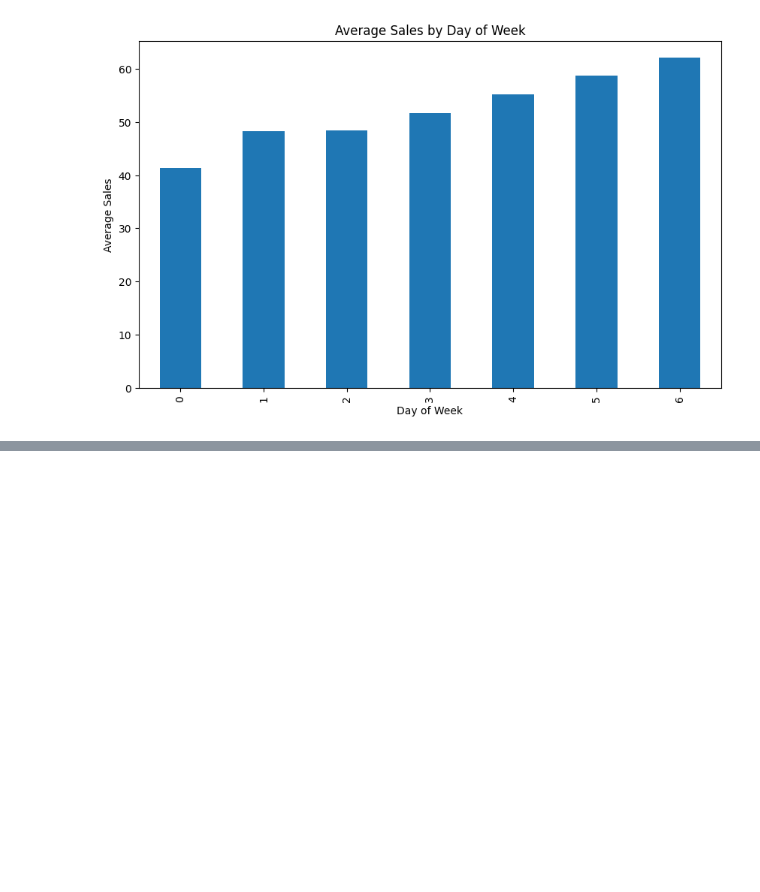
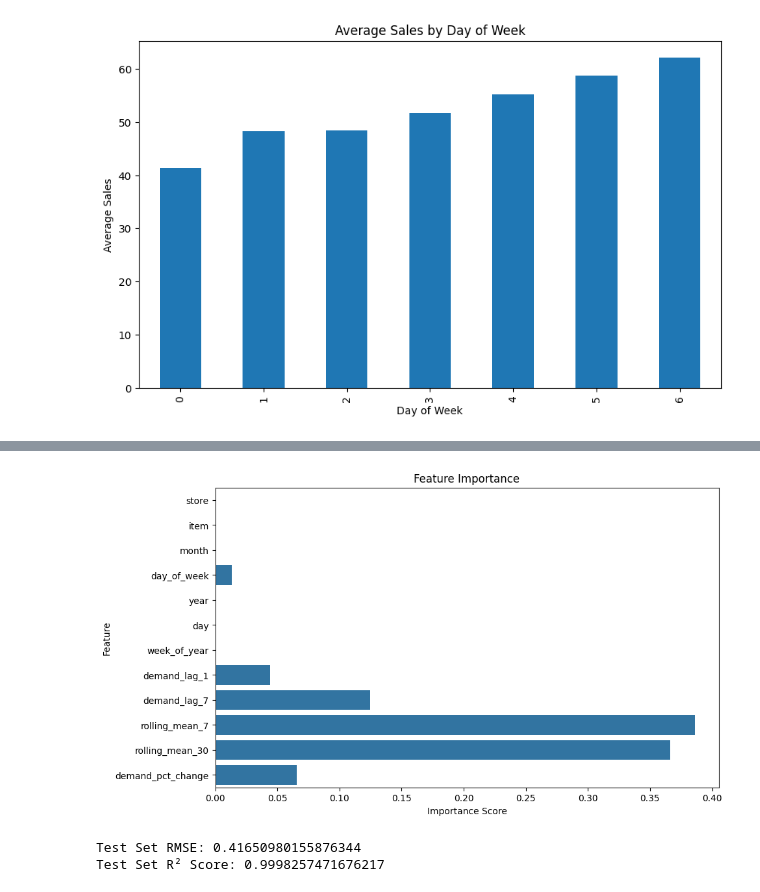
Before and after one commit to AlanDD13/inventory-demand-forecasting, a Jupyter notebook: notebooks/Forecasting.ipynb, the cells around one changed output, grey strips where cells are left out. Cells and saved outputs as stored; diff of their text form; code cells hidden in the pictures; blank space fills up the shorter version.

```diff
--- a/Forecasting.ipynb
+++ b/notebooks/Forecasting.ipynb
@@ -409,0 +405,24 @@ Mean Absolute Error of Random Forest Model: 0.02373992332968244
+# %%
+feature_importances = best_rf_model.feature_importances_
+feature_names = X_train.columns
+
+# Plotting feature importances
+plt.figure(figsize=(10, 6))
+sns.barplot(x=feature_importances, y=feature_names)
+plt.title("Feature Importance")
+plt.xlabel("Importance Score")
+plt.ylabel("Feature")
+plt.show()
+# %% [output]
+[figure, added]
+# %%
+# Calculate RMSE
+rmse = np.sqrt(mean_squared_error(y_test, y_pred))
+print("Test Set RMSE:", rmse)
+
+# Calculate R² score
+r2 = r2_score(y_test, y_pred)
+print("Test Set R² Score:", r2)
+# %% [output]
+Test Set RMSE: 0.41650980155876344
+Test Set R² Score: 0.9998257471676217
```
Also changed, not shown: parts of 6 cells of this notebook, 10 other files.
